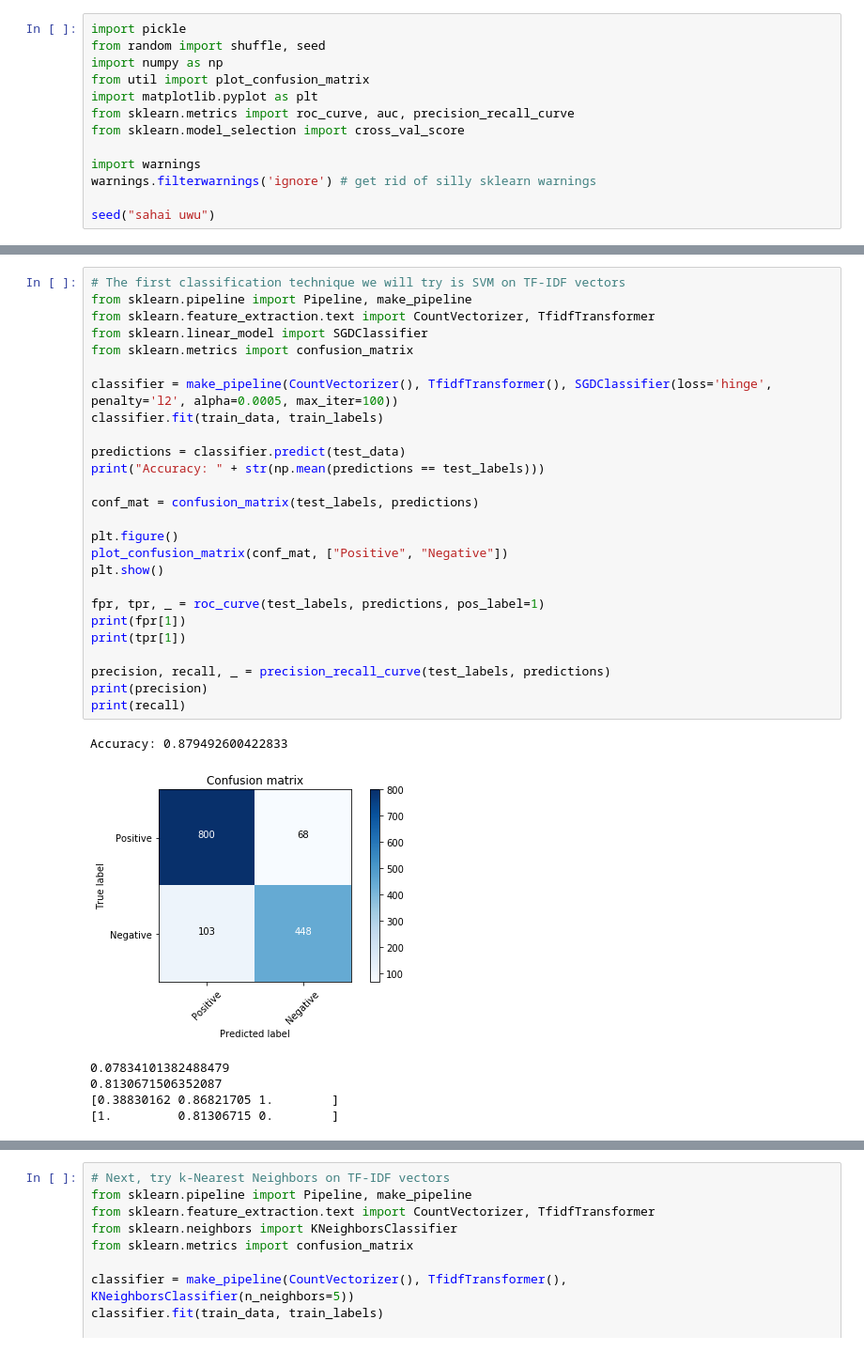
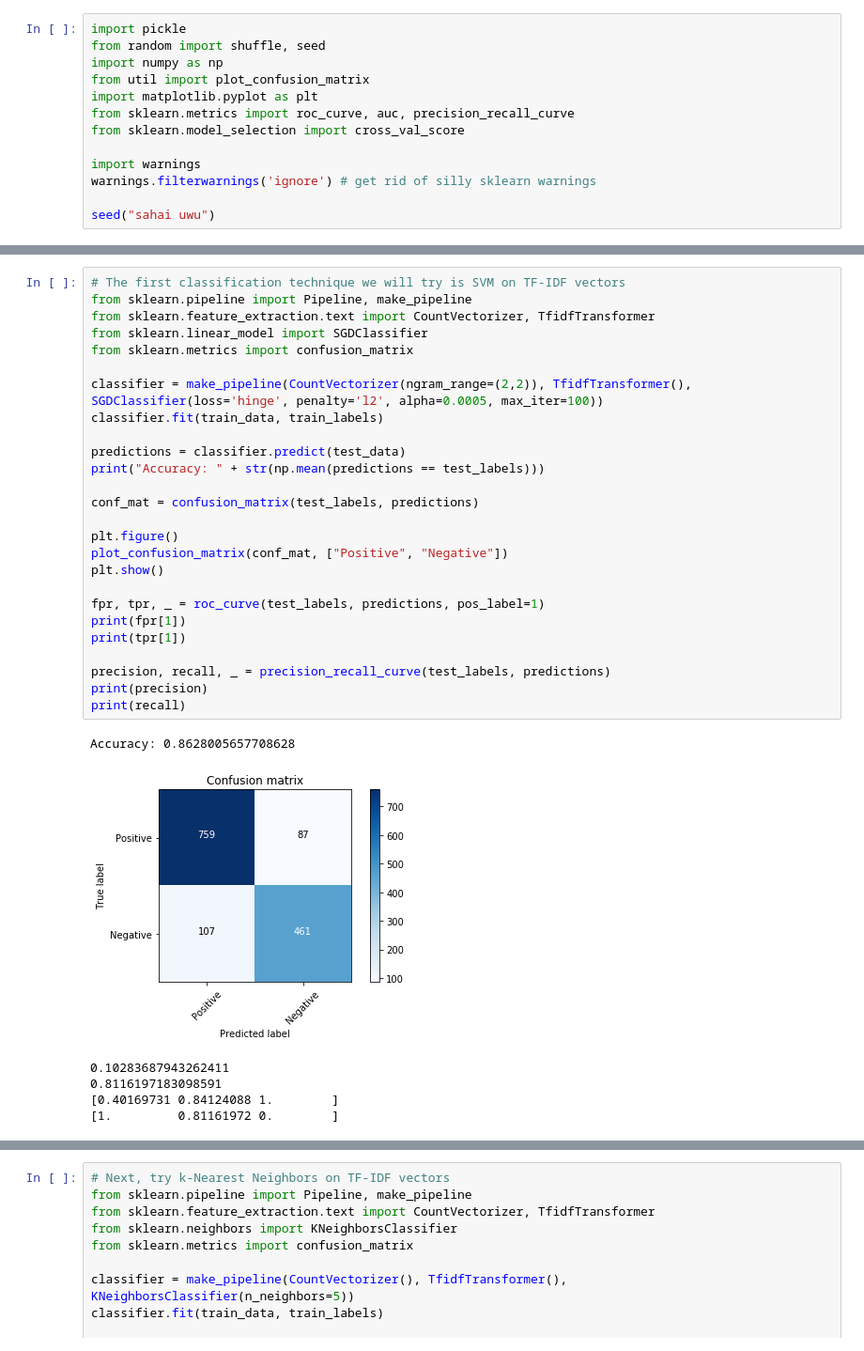
Before and after one commit to swerwath/neonatal_jaundice_coding, a Jupyter notebook: src/tfidf_train.ipynb, the cells around one changed output, grey strips where cells are left out. Shown at 94% size. Saved outputs shown, nothing was run; the diff lists cells and outputs as text.

```diff
--- a/src/tfidf_train.ipynb
+++ b/src/tfidf_train.ipynb
@@ -37,36 +38,36 @@ Number of test samples: 1419
 # %%
 # The first classification technique we will try is SVM on TF-IDF vectors
 from sklearn.pipeline import Pipeline, make_pipeline
 from sklearn.feature_extraction.text import CountVectorizer, TfidfTransformer
 from sklearn.linear_model import SGDClassifier
 from sklearn.metrics import confusion_matrix
 
-classifier = make_pipeline(CountVectorizer(), TfidfTransformer(), SGDClassifier(loss='hinge', penalty='l2', alpha=0.0005, max_iter=100))
+classifier = make_pipeline(CountVectorizer(ngram_range=(2,2)), TfidfTransformer(), SGDClassifier(loss='hinge', penalty='l2', alpha=0.0005, max_iter=100))
 classifier.fit(train_data, train_labels)
 
 predictions = classifier.predict(test_data)
 print("Accuracy: " + str(np.mean(predictions == test_labels)))
 
 conf_mat = confusion_matrix(test_labels, predictions)
 
 plt.figure()
 plot_confusion_matrix(conf_mat, ["Positive", "Negative"])
 plt.show()
 
 fpr, tpr, _ = roc_curve(test_labels, predictions, pos_label=1)
 print(fpr[1])
 print(tpr[1])
 
 precision, recall, _ = precision_recall_curve(test_labels, predictions)
 print(precision)
 print(recall)
 # %% [output]
-Accuracy: 0.879492600422833
+Accuracy: 0.8628005657708628
-[figure, old version]
+[figure, new version]
-0.07834101382488479
-0.8130671506352087
-[0.38830162 0.86821705 1.        ]
-[1.         0.81306715 0.        ]
+0.10283687943262411
+0.8116197183098591
+[0.40169731 0.84124088 1.        ]
+[1.         0.81161972 0.        ]
 # %%
 def plot_coefficients(classifier, feature_names, top_features=20):
     coef = classifier.coef_.ravel()
```
Also changed, not shown: parts of 4 cells of this notebook, 4 other files.
